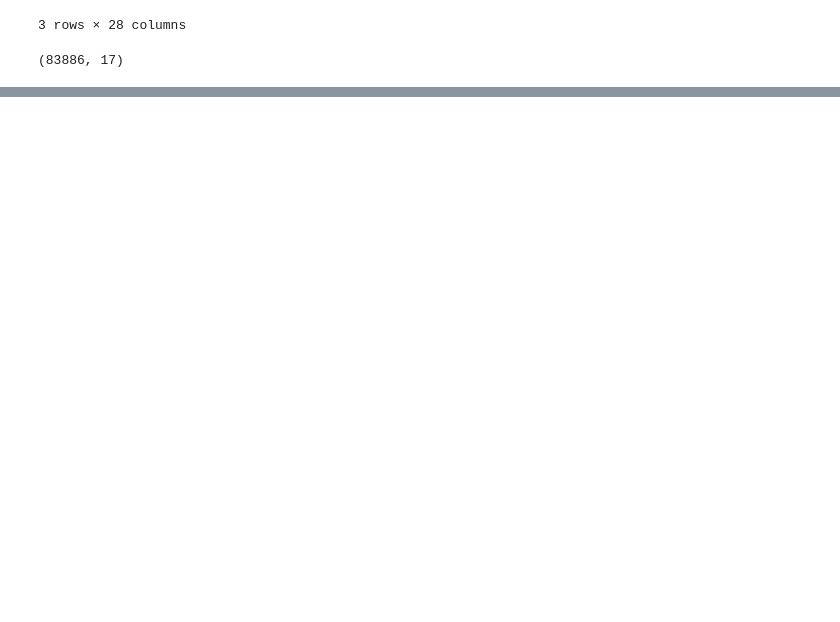
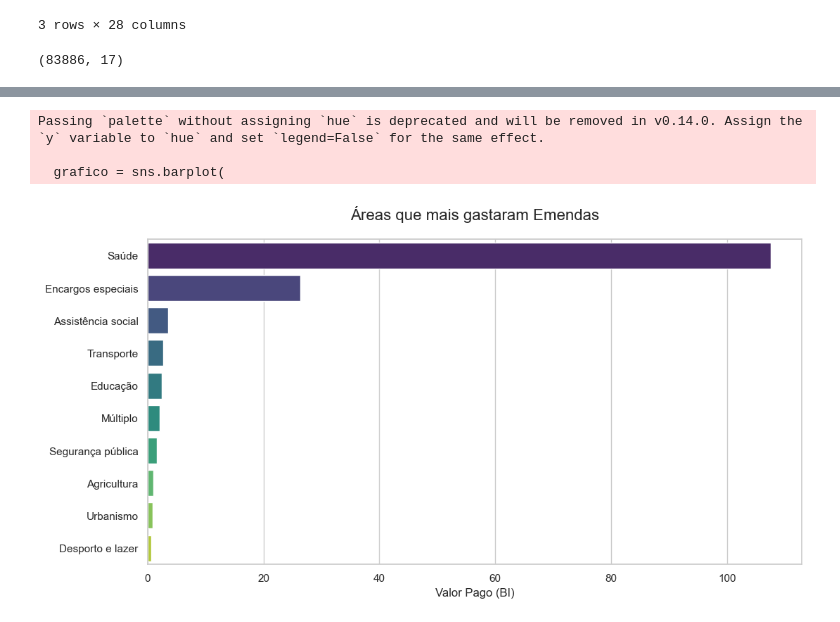
Before and after one commit to davimoreiraa/Analise_Emendas_Parlamentares, a Jupyter notebook: cleaning.ipynb, the cells around one changed output, grey strips where cells are left out. Drawn from its saved outputs; the diff is of its cells as text; code cells hidden in the pictures; blank space fills up the shorter version.

```diff
--- a/cleaning.ipynb
+++ b/cleaning.ipynb
@@ -178,0 +163,28 @@ plt.close()
+# %%
+total_por_funcao_bi = total_por_funcao_bi.sort_values(by="Valor Pago", ascending=False).head(10)
+
+# definindo visual
+sns.set_theme(style="whitegrid")
+plt.figure(figsize=(12, 6))
+
+grafico = sns.barplot(
+    data=total_por_funcao_bi,
+    x='Valor Pago',
+    y='Nome Função',
+    palette='viridis'
+)
+
+plt.title('Áreas que mais gastaram Emendas', fontsize=16, pad=20)
+plt.xlabel('Valor Pago (BI)', fontsize=12)
+plt.ylabel('')
+
+#salvando
+# plt.savefig('grafico_emendas_uf.png', bbox_inches='tight', dpi=300)
+
+plt.show()
+plt.close()
+# %% [output]
+Passing `palette` without assigning `hue` is deprecated and will be removed in v0.14.0. Assign the `y` variable to `hue` and set `legend=False` for the same effect.
+
+  grafico = sns.barplot(
+[figure, added]
```
Also changed, not shown: parts of 2 cells of this notebook.
